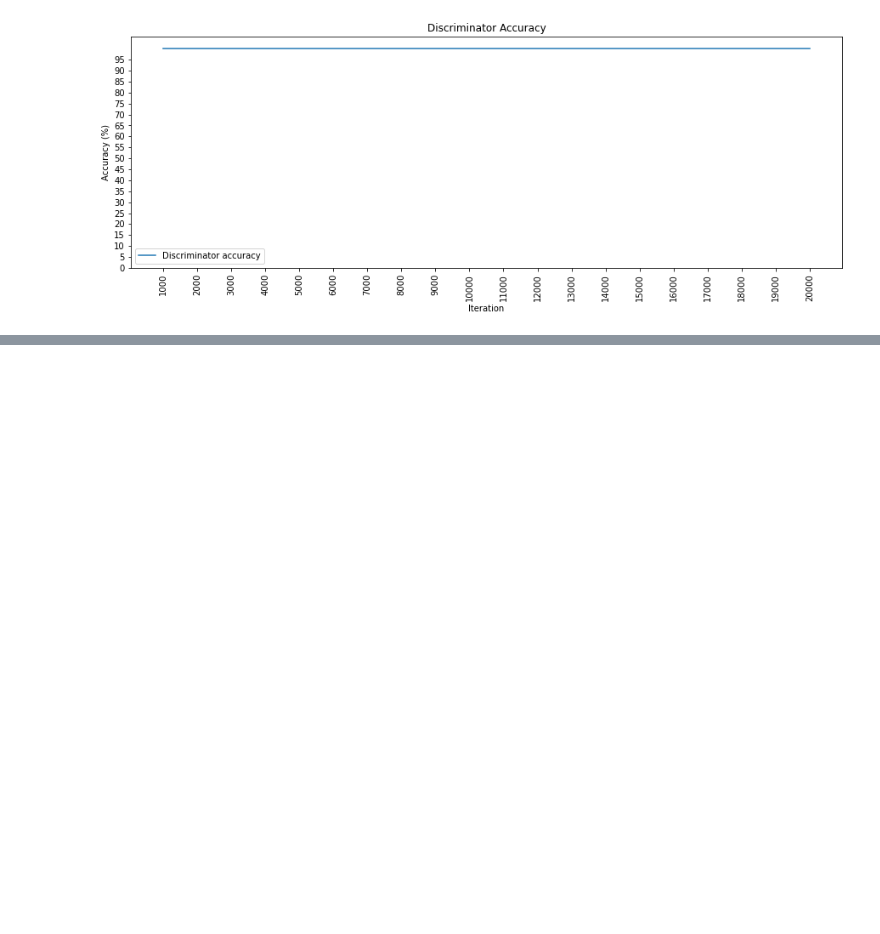
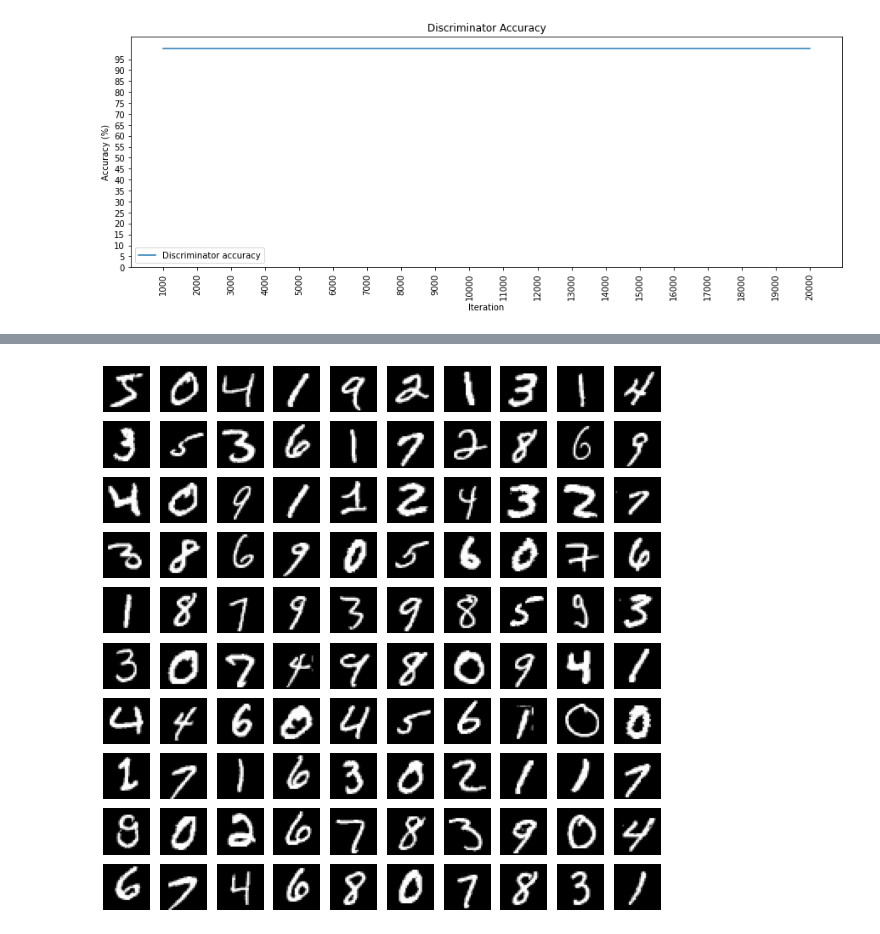
Before and after one commit to furyhawk/gans-in-action, a Jupyter notebook: chapter-4/Chapter_4_DCGAN.ipynb, the cells around one changed output, grey strips where cells are left out. Drawn from its saved outputs; the diff is of its cells as text; code cells hidden in the pictures; blank space fills up the shorter version.

```diff
--- a/chapter-4/Chapter_4_DCGAN.ipynb
+++ b/chapter-4/Chapter_4_DCGAN.ipynb
@@ -308,3 +305,5 @@ plt.legend()
 # %% [output]
 <matplotlib.legend.Legend at 0x...>
 [figure]
+# %%
+(X_train, _), (_, _) = mnist.load_data()
@@ -310,0 +330,23 @@ plt.legend()
+# %%
+# Generate images from random noise
+gen_imgs = X_train
+
+# Rescale image pixel values to [0, 1]
+# gen_imgs = 0.5 * gen_imgs + 0.5
+
+# Set image grid
+fig, axs = plt.subplots(10,
+                        10,
+                        figsize=(10, 10),
+                        sharey=True,
+                        sharex=True)
+
+cnt = 0
+for i in range(10):
+    for j in range(10):
+        # Output a grid of images
+        axs[i, j].imshow(gen_imgs[cnt], cmap='gray')
+        axs[i, j].axis('off')
+        cnt += 1
+# %% [output]
+[figure, added]
```
Also changed, not shown: parts of 6 cells of this notebook.
